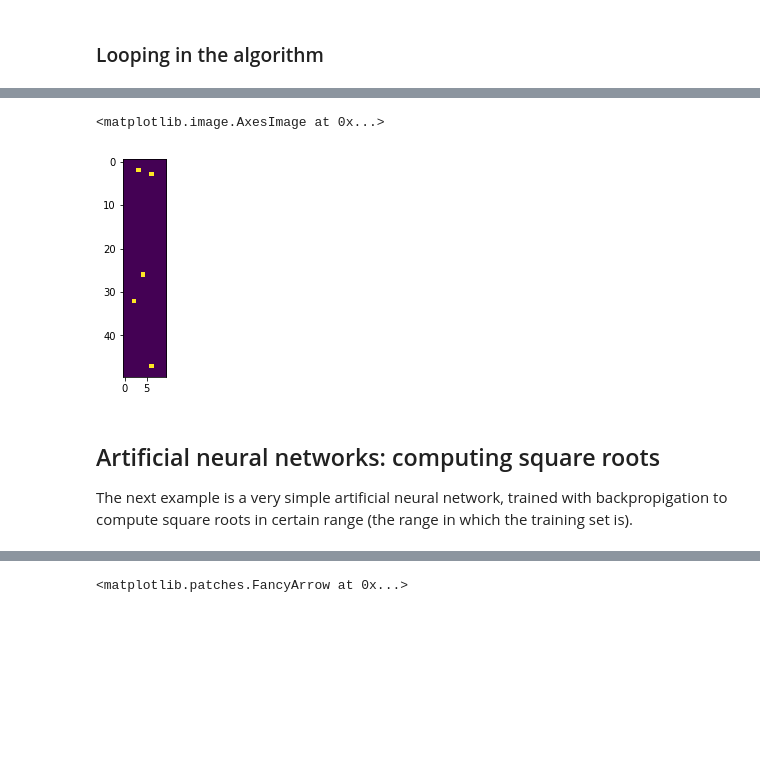
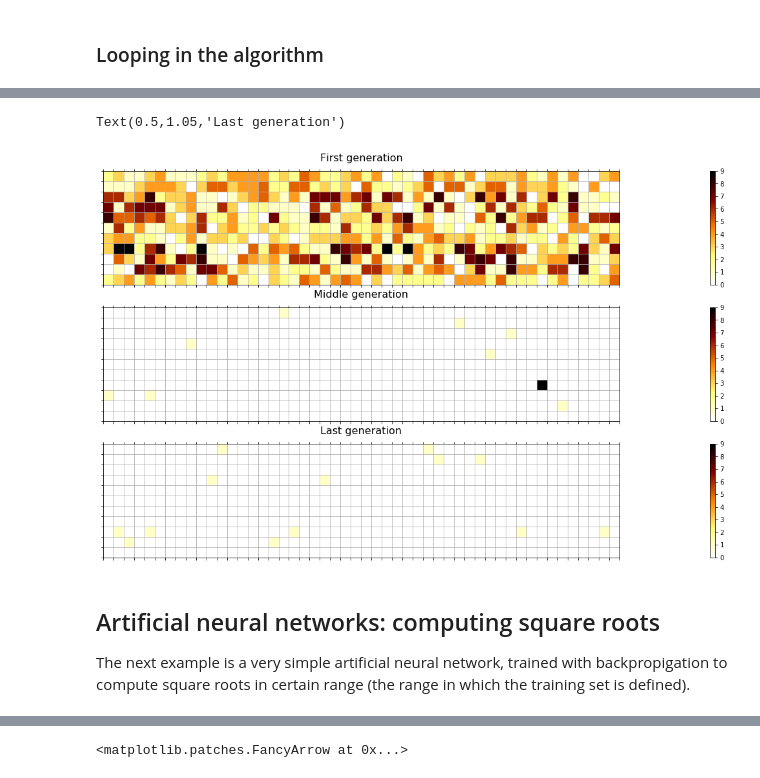
Before and after one commit to jlobatop/GA-CFD-MO, a Jupyter notebook: optimization/basicsMachineLearning.ipynb, the cells around one changed output, grey strips where cells are left out. Saved outputs shown, nothing was run; the diff lists cells and outputs as text; code cells hidden in the pictures; blank space fills up the shorter version.

Commit message:
Readme and GA matshow

```diff
--- a/optimization/basicsMachineLearning.ipynb
+++ b/optimization/basicsMachineLearning.ipynb
@@ -214,10 +216,23 @@ It can be seen that convergence is achieved having that the individuals in the l
-# %%
-# this code computes the discrepancies between the true code and the last generation
-plt.imshow(np.vstack([abs(gen[-1][i] - code) for i in range(len(gen[-1]))]))
-# %% [output]
-<matplotlib.image.AxesImage at 0x...>
-[figure, removed]
+# %%
+# this plot show discrepancies between arrays, let's show up the difference between first/last generation and true code
+fig, ax = plt.subplots(3, figsize=(Nind,len(code)))
+im0 = ax[0].matshow(np.vstack([abs(gen[0][i] - code) for i in range(len(gen[0]))]).T, cmap=plt.cm.get_cmap('afmhot_r'), vmin = 0, vmax = 9)
+im1 = ax[1].matshow(np.vstack([abs(gen[int(len(gen)/2)][i] - code) for i in range(len(gen[int(len(gen)/2)]))]).T, cmap=plt.cm.get_cmap('afmhot_r'), vmin = 0, vmax = 9)
+im2 = ax[2].matshow(np.vstack([abs(gen[-1][i] - code) for i in range(len(gen[-1]))]).T, cmap=plt.cm.get_cmap('afmhot_r'), vmin = 0, vmax = 9)
+plt.colorbar(im0, ax=ax[0])
+plt.colorbar(im1, ax=ax[1])
+plt.colorbar(im2, ax=ax[2])
+[ax[i].set_xticks(np.arange(0,Nind+1,1)-0.5) for i in range(3)]
+[ax[i].set_yticks(np.arange(0,len(code)+1,1)-0.5) for i in range(3)]
+[ax[i].grid() for i in range(3)]
+[ax[i].tick_params(labelleft=False,labeltop=False) for i in range(3)]
+ax[0].set_title('First generation', fontsize = 16)
+ax[1].set_title('Middle generation', fontsize = 16)
+ax[2].set_title('Last generation', fontsize = 16)
+# %% [output]
+Text(0.5,1.05,'Last generation')
+[figure, added]
 # %% [markdown]
 ## Artificial neural networks: computing square roots
-The next example is a very simple artificial neural network, trained with backpropigation to compute square roots in certain range (the range in which the training set is).
+The next example is a very simple artificial neural network, trained with backpropigation to compute square roots in certain range (the range in which the training set is defined).
 # %% [markdown]
```
Also changed, not shown: parts of 11 cells of this notebook, 1 other file.
